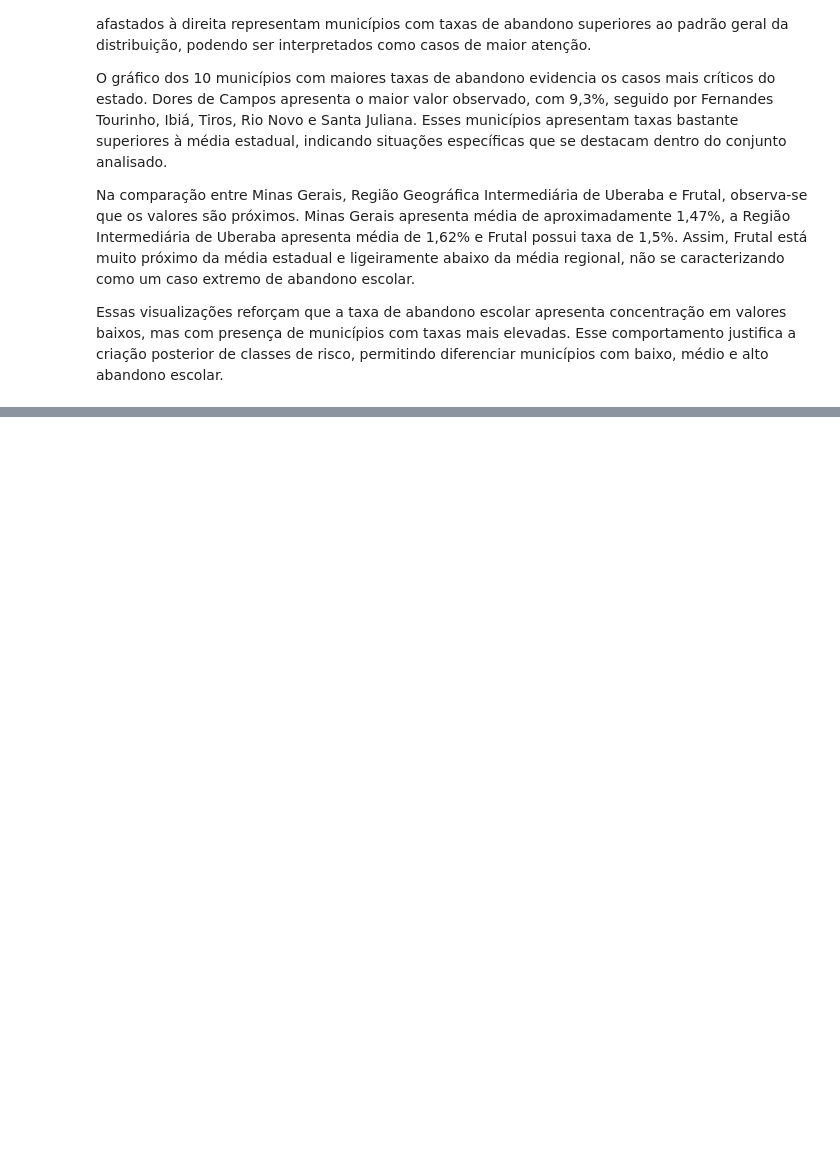
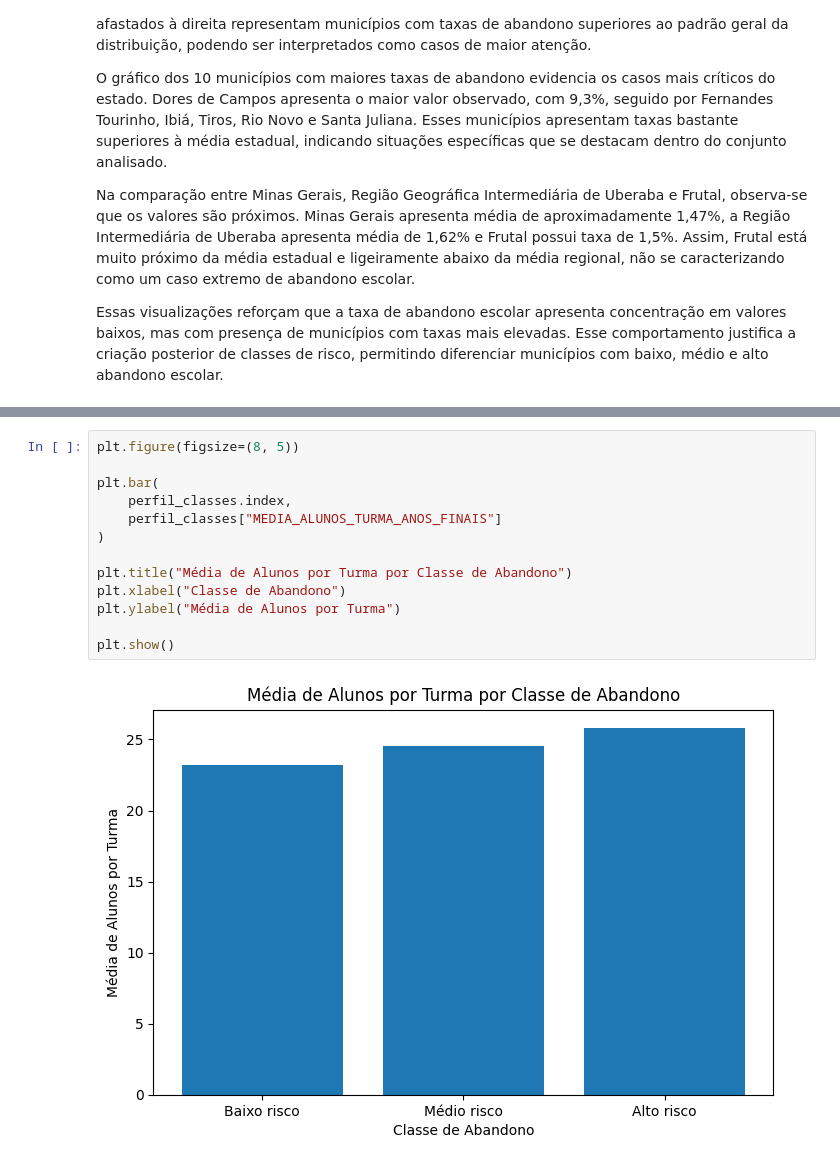
Before and after one commit to RaniellyPatricia/predicao-abandono-escolar-mg, a Jupyter notebook: notebooks/03_analise_exploratoria.ipynb, the cells around one changed output, grey strips where cells are left out. Cells and saved outputs as stored; diff of their text form; blank space fills up the shorter version.

```diff
--- a/notebooks/03_analise_exploratoria.ipynb
+++ b/notebooks/03_analise_exploratoria.ipynb
@@ -576,0 +781,15 @@ Essas visualizações reforçam que a taxa de abandono escolar apresenta concent
+# %%
+plt.figure(figsize=(8, 5))
+
+plt.bar(
+    perfil_classes.index,
+    perfil_classes["MEDIA_ALUNOS_TURMA_ANOS_FINAIS"]
+)
+
+plt.title("Média de Alunos por Turma por Classe de Abandono")
+plt.xlabel("Classe de Abandono")
+plt.ylabel("Média de Alunos por Turma")
+
+plt.show()
+# %% [output]
+[figure, added]
```
Also changed, not shown: parts of 18 cells of this notebook.
